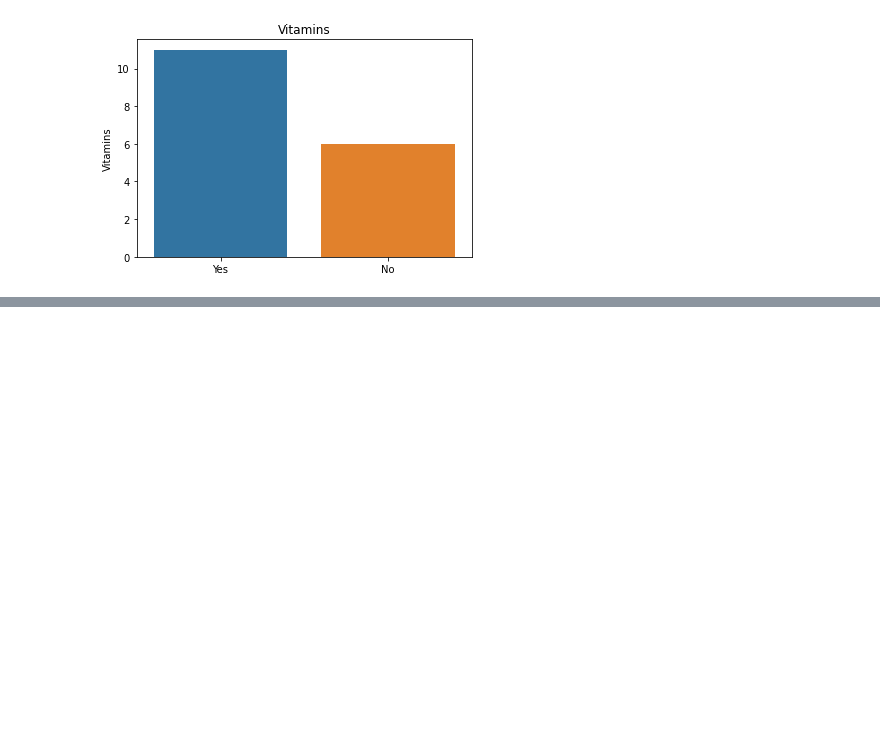
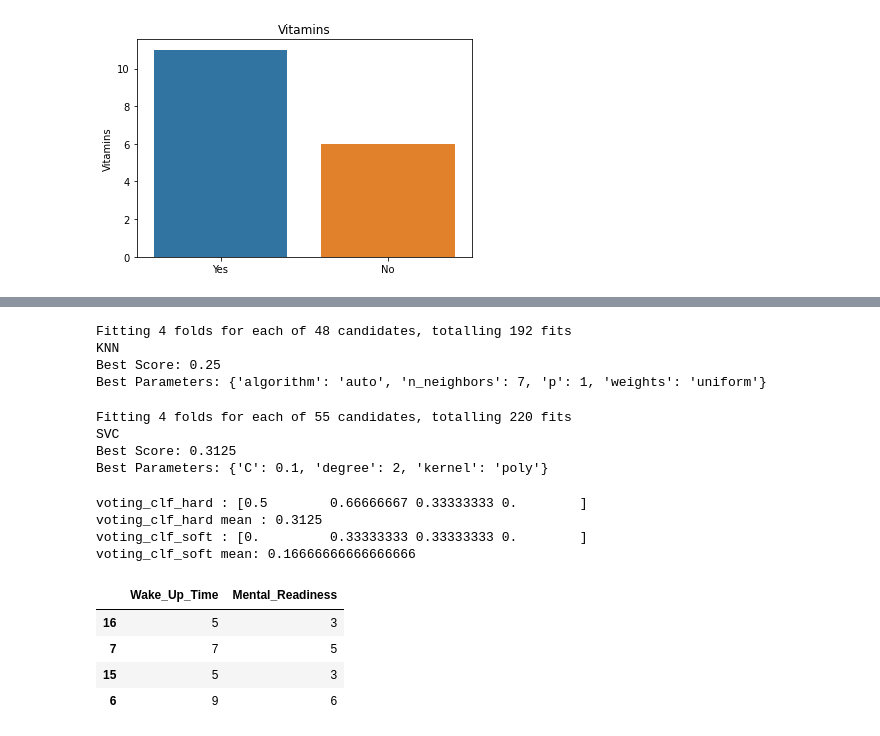
Before and after one commit to jreckin/FunAnalyticalStuff, a Jupyter notebook: LifeAnalytics.ipynb, the cells around one changed output, grey strips where cells are left out. Cells and saved outputs as stored; diff of their text form; code cells hidden in the pictures; blank space fills up the shorter version.

```diff
--- a/LifeAnalytics.ipynb
+++ b/LifeAnalytics.ipynb
@@ -165,0 +265,3 @@ for i in df_cat.columns:
+# %%
+from sklearn.ensemble import VotingClassifier
+voting_clf = VotingClassifier(estimators = [('lr', lr), ('knn', knn), ('gnb', gnb), ('svc', svc), ('xgb', xgb), ('rf', rf)], voting = 'soft')
@@ -165,0 +311,69 @@ for i in df_cat.columns:
+# %%
+knn = KNeighborsClassifier()
+param_grid = {'n_neighbors' : [3, 5, 7, 9], 'weights' : ['uniform', 'distance'], 'algorithm' : ['auto', 'ball_tree', 'kd_tree'], 'p' : [1, 2]}
+clf_knn = GridSearchCV(knn, param_grid = param_grid, cv = 4, verbose = True, n_jobs = -1)
+best_clf_knn = clf_knn.fit(x_train, y_train)
+clf_performance(best_clf_knn, 'KNN')
+# %% [output]
+Fitting 4 folds for each of 48 candidates, totalling 192 fits
+KNN
+Best Score: 0.25
+Best Parameters: {'algorithm': 'auto', 'n_neighbors': 7, 'p': 1, 'weights': 'uniform'}
+# %%
+svc = SVC(probability = True)
+param_grid = tuned_paraments = [{'kernel' : ['rbf'], 'gamma' : [.1, .5, 1, 2, 5, 10], 'C' : [.1, 1, 10, 100, 1000]},
+{'kernel': ['linear'], 'C' : [.1, 1, 10, 100, 1000]}, {'kernel': ['poly'], 'degree' : [2, 3, 4, 5], 'C' : [.1, 1, 10, 100, 1000]}]
+clf_svc = GridSearchCV(svc, param_grid = param_grid, cv = 4, verbose = True, n_jobs = -1)
+best_clf_svc = clf_svc.fit(x_train, y_train)
+clf_performance(best_clf_svc, 'SVC')
+# %% [output]
+Fitting 4 folds for each of 55 candidates, totalling 220 fits
+SVC
+Best Score: 0.3125
+Best Parameters: {'C': 0.1, 'degree': 2, 'kernel': 'poly'}
+# %%
+# Model Additional tuning
+best_lr = best_clf_lr.best_estimator_
+best_knn = best_clf_knn.best_estimator_
+best_svc = best_clf_svc.best_estimator_
+
+voting_clf_hard = VotingClassifier(estimators = [('knn', best_knn), ('lr', best_lr), ('svc', best_svc)], voting = 'hard')
+voting_clf_soft = VotingClassifier(estimators = [('knn', best_knn), ('lr', best_lr), ('svc', best_svc)], voting = 'soft')
+
+print('voting_clf_hard :', cross_val_score(voting_clf_hard, x_train, y_train, cv = 4))
+print('voting_clf_hard mean :', cross_val_score(voting_clf_hard, x_train, y_train, cv =4).mean())
+
+print('voting_clf_soft :', cross_val_score(voting_clf_soft, x_train, y_train, cv = 4))
+print('voting_clf_soft mean:', cross_val_score(voting_clf_soft, x_train, y_train, cv = 4).mean())
+# %% [output]
+voting_clf_hard : [0.5        0.66666667 0.33333333 0.        ]
+voting_clf_hard mean : 0.3125
+voting_clf_soft : [0.         0.33333333 0.33333333 0.        ]
+voting_clf_soft mean: 0.16666666666666666
+# %%
+# Make Predictions
+voting_clf_hard.fit(x_train, y_train)
+voting_clf_soft.fit(x_train, y_train)
+best_lr.fit(x_train, y_train)
+y_hat_vc_hard = voting_clf_hard.predict(x_test)
+y_hat_lr = best_lr.predict(x_test)
+y_hat_vc_soft = voting_clf_soft.predict(x_test)
+# %%
+# Convert to dataframe
+
+final_data = {'Wake_Up_Time' : x_test.Wake_Up_Time, 'Mental_Readiness' : y_hat_lr}
+prediction = pd.DataFrame(data = final_data)
+
+final_data_2 = {'Wake_Up_Time' : x_test.Wake_Up_Time, 'Mental_Readiness' : y_hat_vc_hard}
+prediction_2 = pd.DataFrame(data = final_data_2)
+
+final_data_3 = {'Wake_Up_Time' : x_test.Wake_Up_Time, 'Mental_Readiness' : y_hat_vc_soft}
+prediction_3 = pd.DataFrame(data = final_data_3)
+
+prediction_3
+# %% [output]
+|  | Wake_Up_Time | Mental_Readiness |
+| 16 | 5 | 3 |
+| 7 | 7 | 5 |
+| 15 | 5 | 3 |
+| 6 | 9 | 6 |
```
Also changed, not shown: parts of 26 cells of this notebook, 3 other files.
